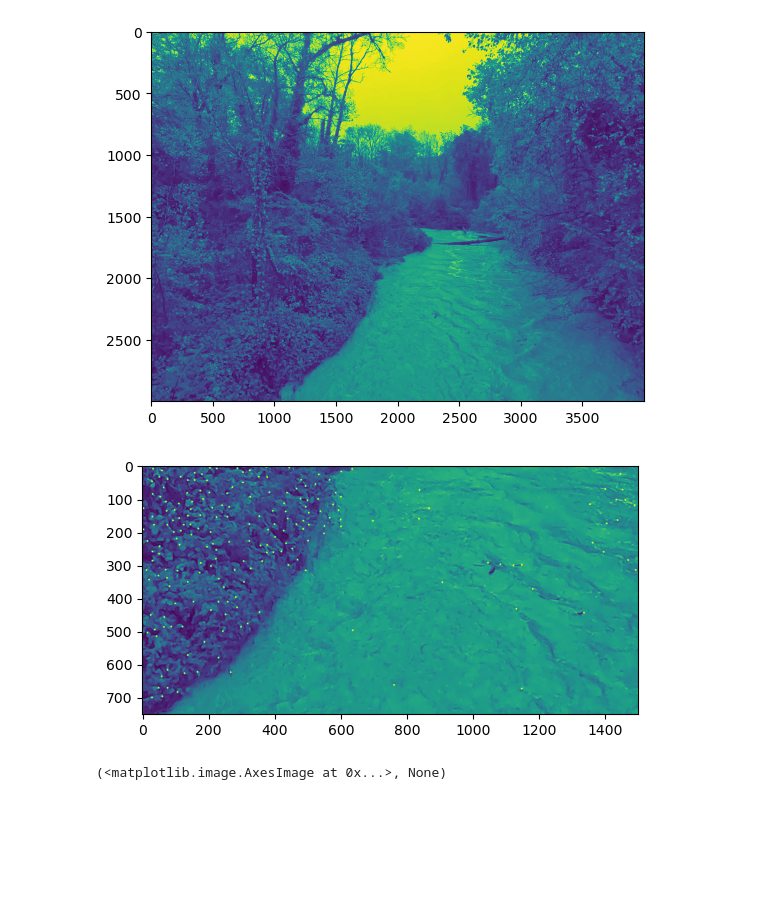
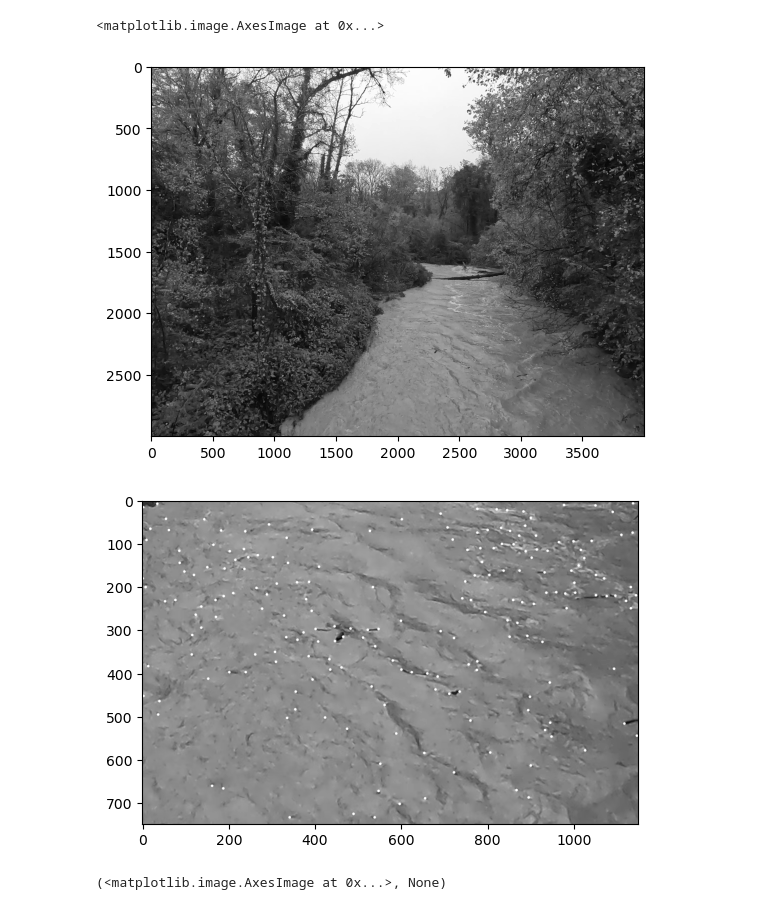
Before and after one commit to rosa-github/Design-Project, a Jupyter notebook: tracking_v2.ipynb, the cells around one changed output. Drawn from its saved outputs; the diff is of its cells as text; code cells hidden in the pictures; blank space fills up the shorter version.

```diff
--- a/tracking_v2.ipynb
+++ b/tracking_v2.ipynb
@@ -44,43 +41,25 @@ sx_images = save_BW_img(cap1)
 from PIL import Image
 import matplotlib.pyplot as plt
 
-# Assuming you already have bw_images from the previous code
+image = dx_images[0]
 
-# Access the first two images
-image1 = sx_images[0]
-image2 = dx_images[0]
-
-plt.imshow(image2)
-plt.show()
+plt.imshow(image, cmap='gray')
 # %% [output]
+<matplotlib.image.AxesImage at 0x...>
-[figure, old version]
+[figure, new version]
 # %%
 # Define the y-axis range
 start_y = 2000
 end_y = 2750
 
 # define the x-axis range
-start_x = 1900
+start_x = 1850
 end_x = 3000
 # Define the size of the stripe
 stripe_height = end_y - start_y
 stripe_width = end_x - start_x
 
-# Create an empty list to store the selected stripes
-sx_stripes = []
-
-# Loop through the images and select the stripe for each image
-for img in sx_images:
-    # Convert the image to a numpy array
-    img_array = np.array(img)
-
-    # Select the stripe using array slicing
-    selected_stripe = img_array[start_y:end_y, start_x:end_x]
-
-    # Append the selected stripe to the list
-    sx_stripes.append(selected_stripe)
-
-    dx_stripes = []
+dx_stripes = []
 
 # Loop through the images and select the stripe for each image
 for img in dx_images:
@@ -97,21 +76,21 @@ for img in dx_images:
 # %%
 nb_points = 200
 def keypoint(nb_points, image):
     corners = cv2.goodFeaturesToTrack(image, nb_points,0.01,20)
     corners = np.intp(corners)
     return corners # les paires de coordonnées de chaque keypoints
 
 corners = keypoint(nb_points, dx_stripes[0])
 
 img_circles = dx_stripes[0].copy()
 
 for i in corners:
  x,y = i.ravel()
  cv2.circle(img_circles,(x,y),3,255,-1)
 
-plt.imshow(img_circles),plt.show()
+plt.imshow(img_circles, cmap='gray'),plt.show()
 # %% [output]
-[figure, old version]
+[figure, new version]
 (<matplotlib.image.AxesImage at 0x...>, None)
 # %%
 def NCC_window(x,y, image): # normalized cross correlation window of 9x9 around our pixel of
```
Also changed, not shown: parts of 8 cells of this notebook.
